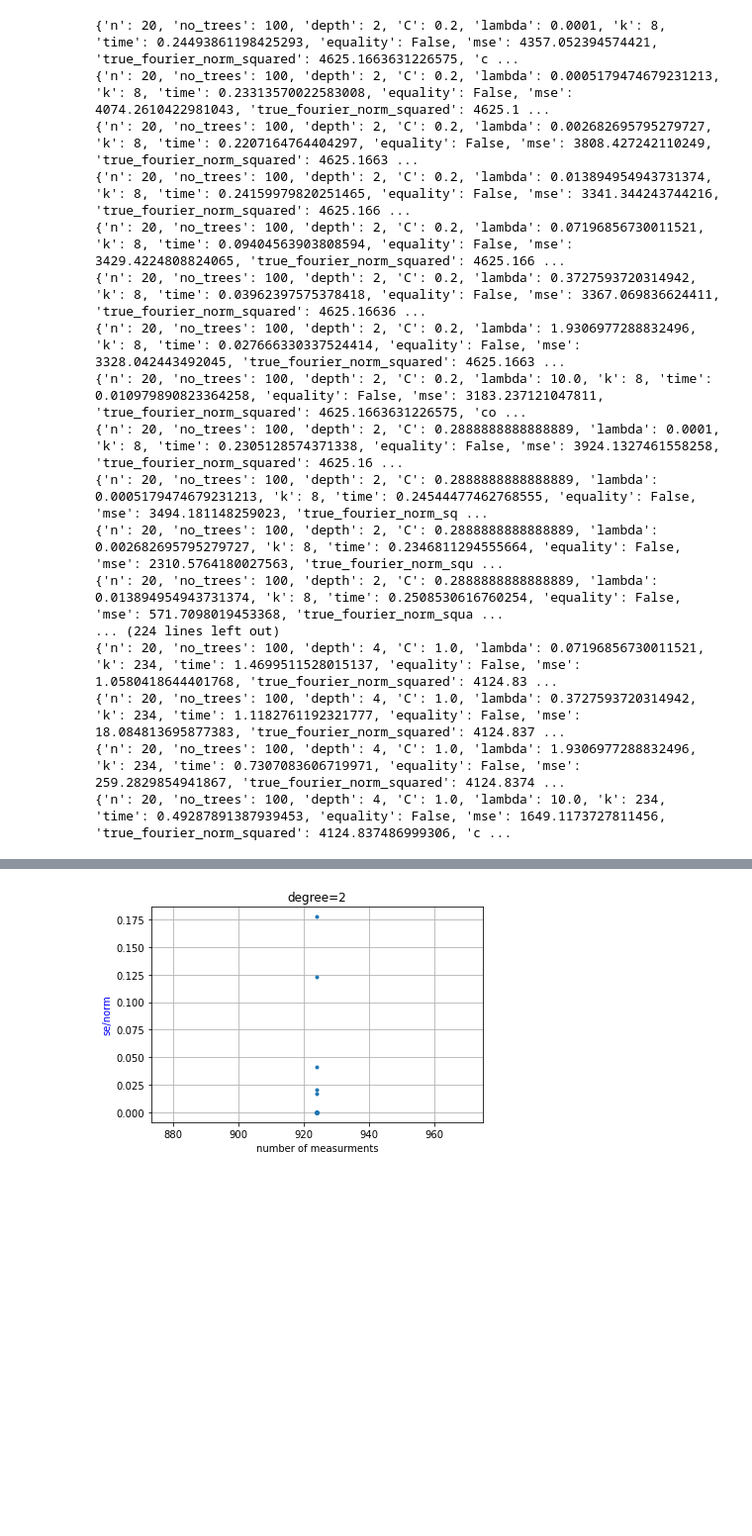
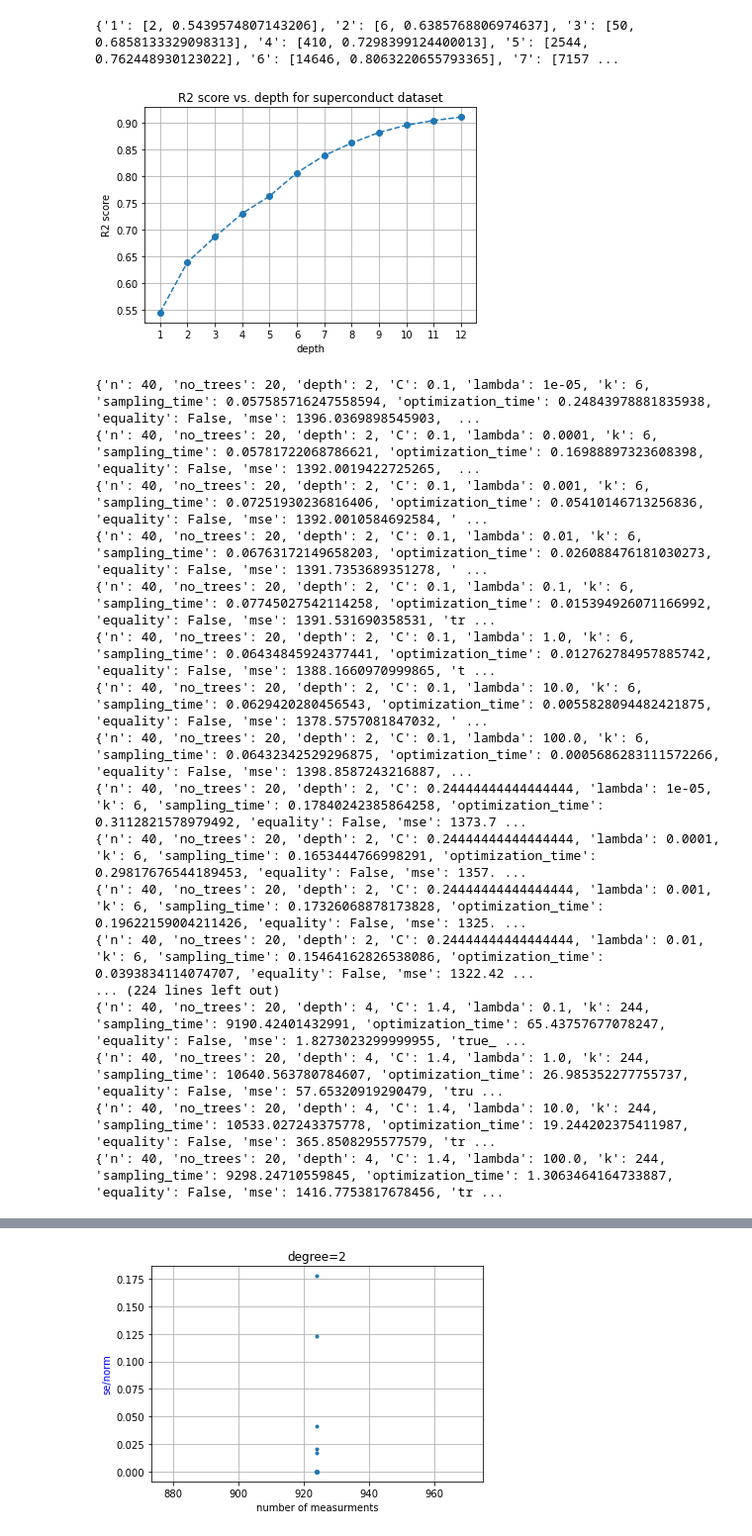
Before and after one commit to andisheh94/sparse_fourier_and_cs_on_xgboost, a Jupyter notebook: learning_boolean_functions/plotter/plotter.ipynb, the cells around one changed output, grey strips where cells are left out. Shown at 99% size. Drawn from its saved outputs; the diff is of its cells as text; code cells hidden in the pictures; blank space fills up the shorter version.

```diff
--- a/learning_boolean_functions/plotter/plotter.ipynb
+++ b/learning_boolean_functions/plotter/plotter.ipynb
@@ -9,0 +8,20 @@ no_trees = 100
+# %%
+with open(f"../random_forest_builder/scores_{dataset}.json", "r") as f:
+    data = json.loads(f.read())
+    print(data)
+x, y = [], []
+for depth, [k, r2] in data.items():
+    x.append(depth)
+    y.append(r2)
+fig, ax = plt.subplots()
+ax.set_ylabel("R2 score")
+ax.set_xlabel("depth")
+ax.plot(x, y, "--o")
+ax.xaxis.grid()
+ax.yaxis.grid()
+ax.set_title(f"R2 score vs. depth for {dataset} dataset")
+plt.savefig(f"plots/{dataset}_R2", dpi=300)
+plt.show()
+# %% [output]
+{'1': [2, 0.5439574807143206], '2': [6, 0.6385768806974637], '3': [50, 0.6858133329098313], '4': [410, 0.7298399124400013], '5': [2544, 0.762448930123022], '6': [14646, 0.8063220655793365], '7': [7157 ...
+[figure, added]
@@ -12,31 +33,31 @@ no_trees = 100
 result_cs = {}
 for depth in range(2,5):
     result_cs[depth] = []
-    for C in np.linspace(0.2, 1, 10):
-        for lmda_i, lmda in enumerate(10 ** np.linspace(-4,1,8)):
+    for C in np.linspace(0.1, 1.4, 10):
+        for lmda_i, lmda in enumerate(10 ** np.linspace(-5,2,8)):
             try:
                 f =open(f"../results/cs/{dataset}_n={n}_no_trees={no_trees}_depth={depth}_C={C:.3}_lambda={lmda:.6}.json")
                 data = json.loads(f.read())
-                print(data)
-                result_cs[depth].append((data["measurements"], data["mse"]/data['true_fourier_norm_squared']))
+                # print(data)
+                result_cs[depth].append((data["measurements"], data["mse"]/data['true_fourier_norm_squared'], data["C"], data["lambda"], data["optimization_time"]))
             except:
                 print(f"Couldn't find results/{dataset}_n={n}_no_trees={no_trees}_depth={depth}_C={C:.3}_lambda={lmda:.6}.json")
 # %% [output]
-{'n': 20, 'no_trees': 100, 'depth': 2, 'C': 0.2, 'lambda': 0.0001, 'k': 8, 'time': 0.24493861198425293, 'equality': False, 'mse': 4357.052394574421, 'true_fourier_norm_squared': 4625.1663631226575, 'c ...
-{'n': 20, 'no_trees': 100, 'depth': 2, 'C': 0.2, 'lambda': 0.0005179474679231213, 'k': 8, 'time': 0.23313570022583008, 'equality': False, 'mse': 4074.2610422981043, 'true_fourier_norm_squared': 4625.1 ...
-{'n': 20, 'no_trees': 100, 'depth': 2, 'C': 0.2, 'lambda': 0.002682695795279727, 'k': 8, 'time': 0.2207164764404297, 'equality': False, 'mse': 3808.427242110249, 'true_fourier_norm_squared': 4625.1663 ...
-{'n': 20, 'no_trees': 100, 'depth': 2, 'C': 0.2, 'lambda': 0.013894954943731374, 'k': 8, 'time': 0.24159979820251465, 'equality': False, 'mse': 3341.344243744216, 'true_fourier_norm_squared': 4625.166 ...
-{'n': 20, 'no_trees': 100, 'depth': 2, 'C': 0.2, 'lambda': 0.07196856730011521, 'k': 8, 'time': 0.09404563903808594, 'equality': False, 'mse': 3429.4224808824065, 'true_fourier_norm_squared': 4625.166 ...
-{'n': 20, 'no_trees': 100, 'depth': 2, 'C': 0.2, 'lambda': 0.3727593720314942, 'k': 8, 'time': 0.03962397575378418, 'equality': False, 'mse': 3367.069836624411, 'true_fourier_norm_squared': 4625.16636 ...
-{'n': 20, 'no_trees': 100, 'depth': 2, 'C': 0.2, 'lambda': 1.9306977288832496, 'k': 8, 'time': 0.027666330337524414, 'equality': False, 'mse': 3328.042443492045, 'true_fourier_norm_squared': 4625.1663 ...
-{'n': 20, 'no_trees': 100, 'depth': 2, 'C': 0.2, 'lambda': 10.0, 'k': 8, 'time': 0.010979890823364258, 'equality': False, 'mse': 3183.237121047811, 'true_fourier_norm_squared': 4625.1663631226575, 'co ...
-{'n': 20, 'no_trees': 100, 'depth': 2, 'C': 0.2888888888888889, 'lambda': 0.0001, 'k': 8, 'time': 0.2305128574371338, 'equality': False, 'mse': 3924.1327461558258, 'true_fourier_norm_squared': 4625.16 ...
-{'n': 20, 'no_trees': 100, 'depth': 2, 'C': 0.2888888888888889, 'lambda': 0.0005179474679231213, 'k': 8, 'time': 0.24544477462768555, 'equality': False, 'mse': 3494.181148259023, 'true_fourier_norm_sq ...
-{'n': 20, 'no_trees': 100, 'depth': 2, 'C': 0.2888888888888889, 'lambda': 0.002682695795279727, 'k': 8, 'time': 0.2346811294555664, 'equality': False, 'mse': 2310.5764180027563, 'true_fourier_norm_squ ...
-{'n': 20, 'no_trees': 100, 'depth': 2, 'C': 0.2888888888888889, 'lambda': 0.013894954943731374, 'k': 8, 'time': 0.2508530616760254, 'equality': False, 'mse': 571.7098019453368, 'true_fourier_norm_squa ...
+{'n': 40, 'no_trees': 20, 'depth': 2, 'C': 0.1, 'lambda': 1e-05, 'k': 6, 'sampling_time': 0.057585716247558594, 'optimization_time': 0.24843978881835938, 'equality': False, 'mse': 1396.0369898545903,  ...
+{'n': 40, 'no_trees': 20, 'depth': 2, 'C': 0.1, 'lambda': 0.0001, 'k': 6, 'sampling_time': 0.05781722068786621, 'optimization_time': 0.16988897323608398, 'equality': False, 'mse': 1392.0019422725265,  ...
+{'n': 40, 'no_trees': 20, 'depth': 2, 'C': 0.1, 'lambda': 0.001, 'k': 6, 'sampling_time': 0.07251930236816406, 'optimization_time': 0.05410146713256836, 'equality': False, 'mse': 1392.0010584692584, ' ...
+{'n': 40, 'no_trees': 20, 'depth': 2, 'C': 0.1, 'lambda': 0.01, 'k': 6, 'sampling_time': 0.06763172149658203, 'optimization_time': 0.026088476181030273, 'equality': False, 'mse': 1391.7353689351278, ' ...
+{'n': 40, 'no_trees': 20, 'depth': 2, 'C': 0.1, 'lambda': 0.1, 'k': 6, 'sampling_time': 0.07745027542114258, 'optimization_time': 0.015394926071166992, 'equality': False, 'mse': 1391.531690358531, 'tr ...
+{'n': 40, 'no_trees': 20, 'depth': 2, 'C': 0.1, 'lambda': 1.0, 'k': 6, 'sampling_time': 0.06434845924377441, 'optimization_time': 0.012762784957885742, 'equality': False, 'mse': 1388.1660970999865, 't ...
+{'n': 40, 'no_trees': 20, 'depth': 2, 'C': 0.1, 'lambda': 10.0, 'k': 6, 'sampling_time': 0.0629420280456543, 'optimization_time': 0.0055828094482421875, 'equality': False, 'mse': 1378.5757081847032, ' ...
+{'n': 40, 'no_trees': 20, 'depth': 2, 'C': 0.1, 'lambda': 100.0, 'k': 6, 'sampling_time': 0.06432342529296875, 'optimization_time': 0.0005686283111572266, 'equality': False, 'mse': 1398.8587243216887, ...
+{'n': 40, 'no_trees': 20, 'depth': 2, 'C': 0.24444444444444444, 'lambda': 1e-05, 'k': 6, 'sampling_time': 0.17840242385864258, 'optimization_time': 0.3112821578979492, 'equality': False, 'mse': 1373.7 ...
+{'n': 40, 'no_trees': 20, 'depth': 2, 'C': 0.24444444444444444, 'lambda': 0.0001, 'k': 6, 'sampling_time': 0.1653444766998291, 'optimization_time': 0.29817676544189453, 'equality': False, 'mse': 1357. ...
+{'n': 40, 'no_trees': 20, 'depth': 2, 'C': 0.24444444444444444, 'lambda': 0.001, 'k': 6, 'sampling_time': 0.17326068878173828, 'optimization_time': 0.19622159004211426, 'equality': False, 'mse': 1325. ...
+{'n': 40, 'no_trees': 20, 'depth': 2, 'C': 0.24444444444444444, 'lambda': 0.01, 'k': 6, 'sampling_time': 0.15464162826538086, 'optimization_time': 0.0393834114074707, 'equality': False, 'mse': 1322.42 ...
 ... (224 lines left out)
-{'n': 20, 'no_trees': 100, 'depth': 4, 'C': 1.0, 'lambda': 0.07196856730011521, 'k': 234, 'time': 1.4699511528015137, 'equality': False, 'mse': 1.0580418644401768, 'true_fourier_norm_squared': 4124.83 ...
-{'n': 20, 'no_trees': 100, 'depth': 4, 'C': 1.0, 'lambda': 0.3727593720314942, 'k': 234, 'time': 1.1182761192321777, 'equality': False, 'mse': 18.084813695877383, 'true_fourier_norm_squared': 4124.837 ...
-{'n': 20, 'no_trees': 100, 'depth': 4, 'C': 1.0, 'lambda': 1.9306977288832496, 'k': 234, 'time': 0.7307083606719971, 'equality': False, 'mse': 259.2829854941867, 'true_fourier_norm_squared': 4124.8374 ...
-{'n': 20, 'no_trees': 100, 'depth': 4, 'C': 1.0, 'lambda': 10.0, 'k': 234, 'time': 0.49287891387939453, 'equality': False, 'mse': 1649.1173727811456, 'true_fourier_norm_squared': 4124.837486999306, 'c ...
+{'n': 40, 'no_trees': 20, 'depth': 4, 'C': 1.4, 'lambda': 0.1, 'k': 244, 'sampling_time': 9190.42401432991, 'optimization_time': 65.43757677078247, 'equality': False, 'mse': 1.8273023299999955, 'true_ ...
+{'n': 40, 'no_trees': 20, 'depth': 4, 'C': 1.4, 'lambda': 1.0, 'k': 244, 'sampling_time': 10640.563780784607, 'optimization_time': 26.985352277755737, 'equality': False, 'mse': 57.65320919290479, 'tru ...
+{'n': 40, 'no_trees': 20, 'depth': 4, 'C': 1.4, 'lambda': 10.0, 'k': 244, 'sampling_time': 10533.027243375778, 'optimization_time': 19.244202375411987, 'equality': False, 'mse': 365.8508295577579, 'tr ...
+{'n': 40, 'no_trees': 20, 'depth': 4, 'C': 1.4, 'lambda': 100.0, 'k': 244, 'sampling_time': 9298.24710559845, 'optimization_time': 1.3063464164733887, 'equality': False, 'mse': 1416.7753817678456, 'tr ...
 # %%
```
Also changed, not shown: parts of 6 cells of this notebook, 8 other files.
